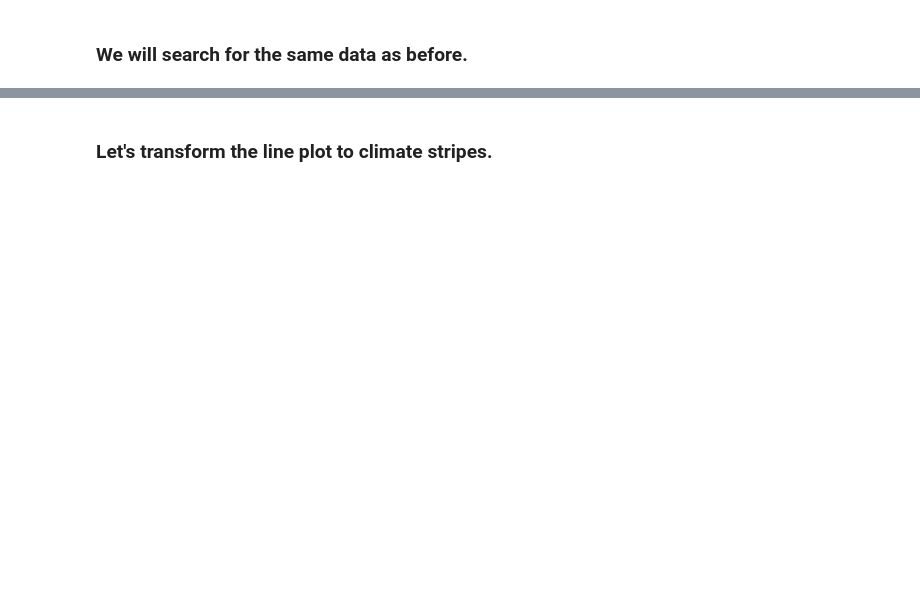
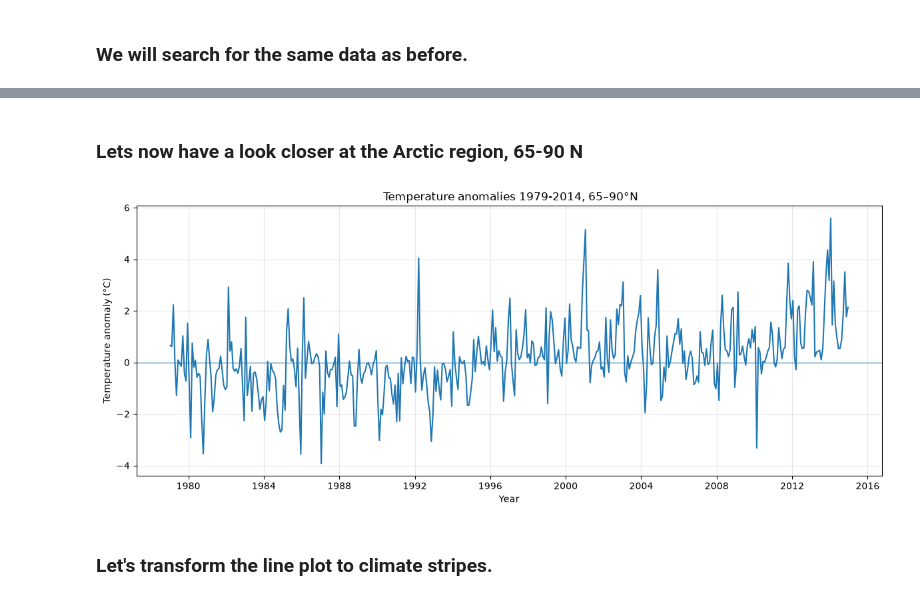
Before and after one commit to abhnil/Fresh_Eyes_on_CMIP_Data_Workshop, a Jupyter notebook: notebooks/stripes.ipynb, the cells around one changed output, grey strips where cells are left out. Saved outputs shown, nothing was run; the diff lists cells and outputs as text; code cells hidden in the pictures; blank space fills up the shorter version.

```diff
--- a/notebooks/stripes.ipynb
+++ b/notebooks/stripes.ipynb
@@ -17,13 +36,12 @@ conn = SearchConnection('https://esgf.ceda.ac.uk/esg-search',distrib=False)
 # %% [markdown]
 ### We will search for the same data as before.
 # %%
-ctx = conn.new_context(
-    facets='project,experiment_id',
-    project='CMIP6',
+cat = col.search(
     table_id='Amon',
     institution_id="CSIRO-ARCCSS",
-    experiment_id='historical',
+    experiment_id=['historical'],
     source_id='ACCESS-CM2',
-    variable='tas',
-    variant_label='r1i1p1f1',
-)
+    variable_id='tas',
+    member_id='r1i1p1f1',
+    grid_label='gn')
+cat.df
@@ -32,6 +53,6 @@ ctx = conn.new_context(
 # %%
-result = ctx.search()[0]
-files = result.file_context().search()
-opendap_url=files[0].opendap_url
-opendap_url
+dset_dict = cat.to_dataset_dict(zarr_kwargs={'consolidated': True},storage_options={"token": "anon"})
+list(dset_dict.keys())
+ds = dset_dict['CMIP.CSIRO-ARCCSS.ACCESS-CM2.historical.Amon.gn']
+ds
 # %% [output]
@@ -140,3 +172,30 @@ anam.plot()
+# %% [markdown]
+### Lets now have a look closer at the Arctic region, 65-90 N
+# %%
+# Select regional mean 65–90°N
+tas_65_90N = tas_anom.sel(lat=slice(65, 90)).mean(dim=['lat', 'lon'])
+
+
+# Plot
+plt.figure(figsize=(12, 5))
+
+plt.plot(
+    tas_65_90N.time,
+    tas_65_90N.squeeze(),
+    linewidth=1.5
+)
+
+plt.axhline(0, linewidth=0.8)
+
+plt.xlabel('Year')
+plt.ylabel('Temperature anomaly (°C)')
+plt.title(' Temperature anomalies 1979-2014, 65–90°N')
+plt.grid(True, alpha=0.3)
+
+plt.tight_layout()
+plt.show()
+# %% [output]
+[figure, added]
 # %% [markdown]
 ### Let's transform the line plot to climate stripes.
 # %%
```
Also changed, not shown: parts of 18 cells of this notebook, 3 other files.
